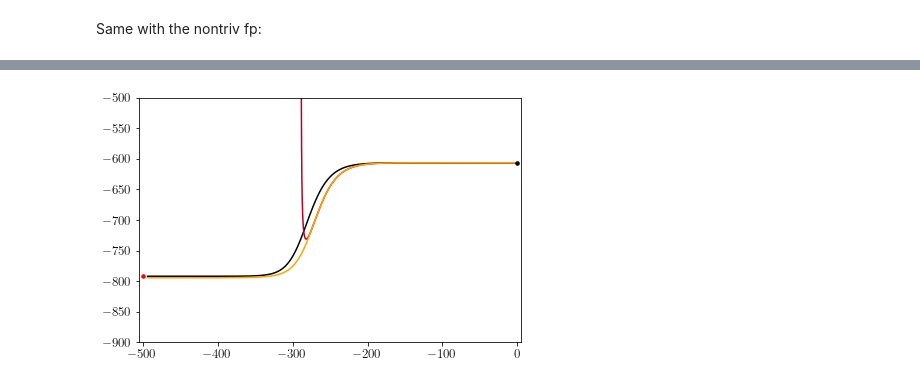
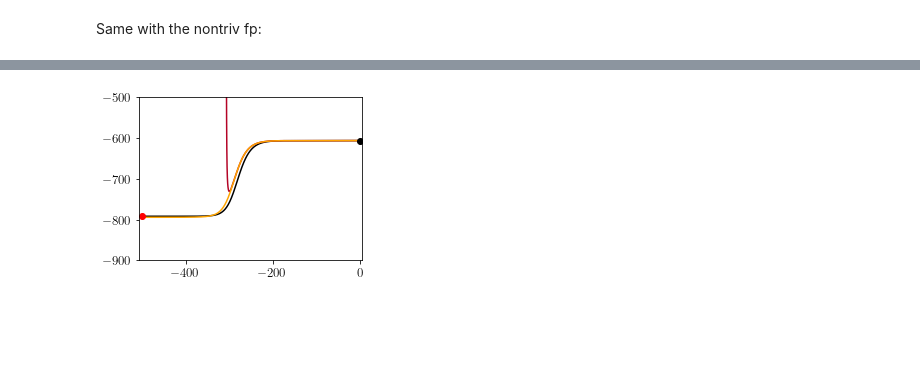
Before and after one commit to balintkaszas/globalized-SSM, a Jupyter notebook: examples/kolmogorov/example_kolmogorov.ipynb, the cells around one changed output, grey strips where cells are left out. Cells and saved outputs as stored; diff of their text form; code cells hidden in the pictures; blank space fills up the shorter version.

```diff
--- a/examples/kolmogorov/example_kolmogorov.ipynb
+++ b/examples/kolmogorov/example_kolmogorov.ipynb
@@ -304,0 +88,11 @@ ax3.grid()
+# %%
+
+dat = hdf5storage.read(filename = "Kolmogorov_coefficients_around_fp.mat")
+w_0_ft = dat['w0']
+plus = dat['plus']
+minus = dat['minus']
+
+coeffs_param = [w_0_ft]
+for w in W0:
+    coeff = w['coeffs']
+    coeffs_param.append(np.squeeze(coeff))
@@ -333,0 +132,2 @@ orders
+# %%
+p, q = pade(coeffs_numpy, 5, 5)
@@ -333,0 +158,4 @@ orders
+# %%
+plt.rcParams['text.usetex'] = True
+plt.rcParams.update({'font.size': 13, "font.family": "serif",})
+plt.rcParams.update({'text.latex.preamble':r"\usepackage{amsmath}"})
@@ -334 +191,4 @@ orders
+# %%
+
+red_color = [0.70567316, 0.01555616, 0.15023281, 1.        ]
 # %%
@@ -373,35 +218,27 @@ plt.savefig('figs/to_manuscript_dynamics_fewer.pdf', bbox_inches='tight')
 # %%
-ff = plt.figure(figsize = (1.5*3*1.52, 1.5*3))
+ff = plt.figure(figsize = (4,3))
 ax = ff.add_subplot(111)
 ax.plot(-teval, minus[20,:][::-1], c= 'black')
+ic_xi = 1e-5
+## integrate reduced model backward:
+red_lam = lambda t,x: approximate_mfd(x, order, coeffs_numpy).T
+ic_nn = approximate_mfd(ic_xi, o, coeffs_param).T
+forward_red = solve_ivp(red_lam, [0, time_length], [ic_xi], t_eval=teval).y
+backward_red = solve_ivp(red_lam, [0,-time_length], [ic_xi], t_eval=-teval)
 
-for i,o in enumerate(orders):
-    ## integrate reduced model backward:
-    red_lam = lambda t,x: approximate_mfd(x, o, coeffs_numpy).T
-    ic_nn = approximate_mfd(ic_xi, o, coeffs_param).T
+forward_red_par = approximate_mfd(forward_red.T, order, coeffs_param).T
+backward_red_par = approximate_mfd(backward_red.y.T, order, coeffs_param).T
+ax.plot(backward_red.t, backward_red_par[20,:], '-', c=red_color)
 
-    # forward_full = solve_ivp(ode_rhs, [0, time_length], ic_nn, t_eval=teval).y
-    # backward_full = solve_ivp(ode_rhs, [0,-time_length], ic_nn, t_eval=-teval).y
-
-    forward_red = solve_ivp(red_lam, [0, time_length], [ic_xi], t_eval=teval).y
-    backward_red = solve_ivp(red_lam, [0,-time_length], [ic_xi], t_eval=-teval)
-
-    forward_red_par = approximate_mfd(forward_red.T, o, coeffs_param).T
-    backward_red_par = approximate_mfd(backward_red.y.T, o, coeffs_param).T
-#    plt.plot(backward_red.t, backward_red.y[0,:], '-', c=colors[i])
-    if o == 16:
-        ax.plot(backward_red.t, backward_red_par[20,:], '-', c=colors[i])
-
-rade_red = lambda t, x :  p_5(np.squeeze(x)) / q_5(np.squeeze(x))
+rade_red = lambda t, x :  p(np.squeeze(x)) / q(np.squeeze(x))
 backward_pade_red = solve_ivp(rade_red, [0,-time_length], [ic_xi], t_eval=-teval)
-backward_red_pade_par = p_20_5(np.squeeze(backward_pade_red.y)) / q_20_5(np.squeeze(backward_pade_red.y))
+backward_red_pade_par = p_20(np.squeeze(backward_pade_red.y)) / q_20(np.squeeze(backward_pade_red.y))
 ax.plot(-teval, backward_red_pade_par, '-', c='orange')
-ax.plot(0, minus[20,-1], '.', c='black', markersize = 7)
-ax.plot(-500, minus[20,0], '.', c='red', markersize = 7)
+ax.plot(0, minus[20,-1], '.', c='black', markersize = 12)
+ax.plot(-500, minus[20,0], '.', c='red', markersize = 12)
 
 ax.set_ylim(-900, -500)
-ax.set_xlim(-505, 5)
-plt.savefig('figs/time_domain_integrate__fewer.pdf', bbox_inches='tight')
-    #    plt.plot(teval, forward_full[20,:], mfd[44,:], c=colors[i])
+ax.set_xlim(-506, 6)
+plt.savefig('kolmogorov_time_traj.pdf', bbox_inches='tight')
 # %% [output]
-[figure, old version]
+[figure, new version]
```
Also changed, not shown: parts of 43 cells of this notebook, 2 other files.
